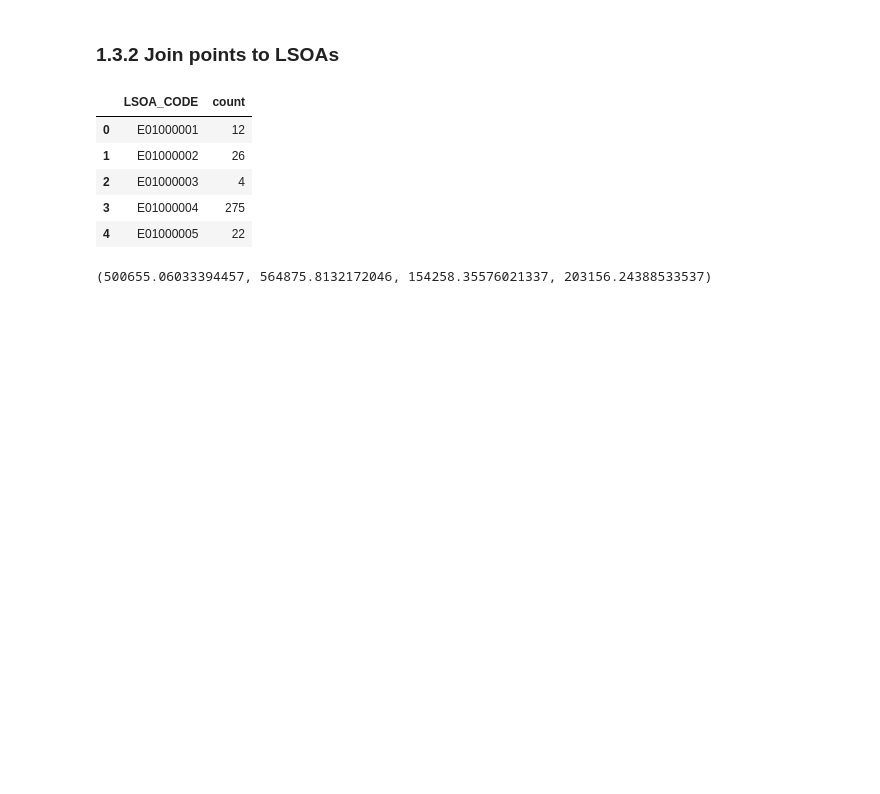
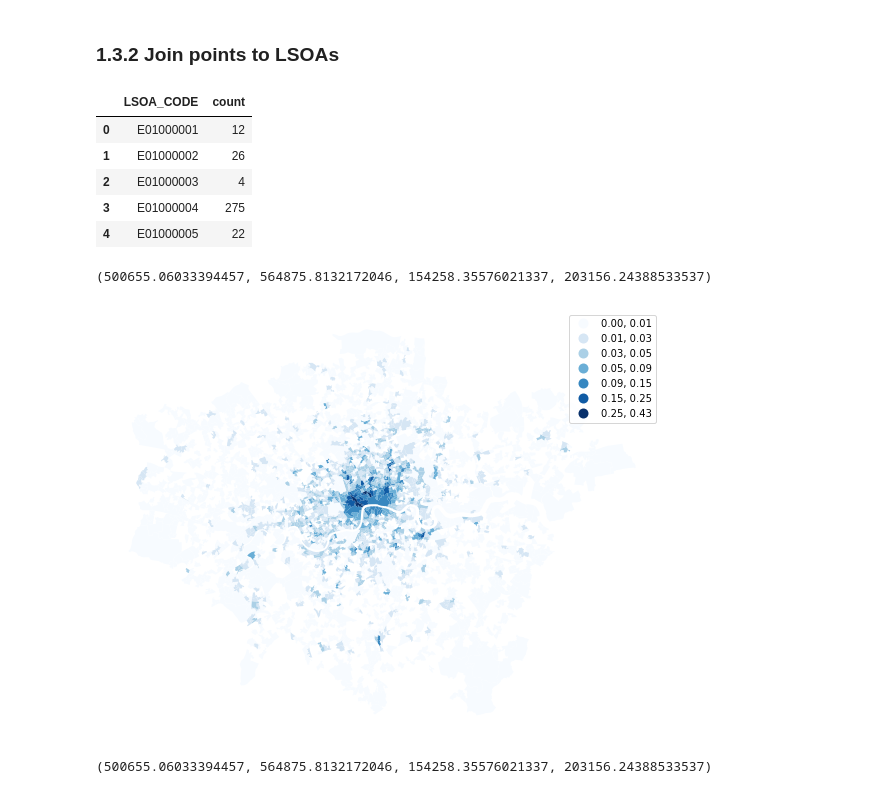
Before and after one commit to ZacharyP-E/are-you-gitting-me, a Jupyter notebook: 1.0 Data Wrangling.ipynb, the cells around one changed output. Drawn from its saved outputs; the diff is of its cells as text; code cells hidden in the pictures; blank space fills up the shorter version.

Commit message:
minor tweaks, calculated clt points by area

```diff
--- a/1.0 Data Wrangling.ipynb
+++ b/1.0 Data Wrangling.ipynb
@@ -51,14 +83,17 @@ professinal_count = lsoa_ls.groupby(["LSOA_CODE", "casual"])["count"].sum().rese
 # %%
-host_lsoa = professinal_count.groupby("LSOA_CODE")["count"].sum().reset_index() #Total number of hosts per LSOA
+host_lsoa = professional_count.groupby("LSOA_CODE")["count"].sum().reset_index() #Total number of hosts per LSOA
 # %%
 #Identifying hosts that are professional (more than one listing)
-prop_count = professinal_count[professinal_count["casual"] ==0].rename(columns={"count":"professional_count"}).merge(host_lsoa.rename(columns={"count":"total_count"}), on="LSOA_CODE", how="right")
+prop_count = professional_count[professional_count["casual"] ==0].rename(columns={"count":"professional_count"}).merge(host_lsoa.rename(columns={"count":"total_count"}), on="LSOA_CODE", how="right")
 # %%
 #Calculating the proportion of professional AirBnB hosts to total hosts per LSOA
 prop_count["prop"] = prop_count["professional_count"] / prop_count["total_count"]
 # %%
 #Merging this proportion with the overall spatially referenced LSOA data
 lsoa_prop = lsoa.merge(prop_count, how="left", on="LSOA_CODE")
+# %%
+#Calculate the area of each LSOA in km2
+lsoa_prop['area'] = lsoa_prop.geometry.area/1000
 # %%
 #An inital map identifying rates of professionalisation of AirBnB across London
 fig, ax = plt.subplots(1, figsize=(10,10))
@@ -164,7 +198,24 @@ count_by_lsoa.head(5)
 | 4 | E01000005 | 22 |
 # %%
 #Merge sum per LSOA back with the overall spatially referenced LSOA data
-lsoa_clt = lsoa.merge(count_by_lsoa, how="left", on="LSOA_CODE")
+lsoa_clt = lsoa_prop.merge(count_by_lsoa, how="left", on="LSOA_CODE")
+
+#Calculating density of cultural points over LSOA Area
+lsoa_clt['clt_density'] = lsoa_clt['count'] / lsoa_clt['area']
+
+#Calculating cultural venue per person
+#tbd
+# %%
+# Mapping density of cultural venues per LSOA
+fig, ax = plt.subplots(1, figsize=(10,10))
+
+lsoa_clt.plot(column="clt_density", legend=True, ax=ax, k=7, scheme = "fisher_jenks", cmap="Blues"
+              # , missing_kwds= dict(color = "lightgrey", label="No AirBnB's", edgecolor = "red", hatch= "///", linewidth=0.5)
+             )
+plt.axis("off")
+# %% [output]
+(500655.06033394457, 564875.8132172046, 154258.35576021337, 203156.24388533537)
+[figure, added]
 # %%
 #An inital map identifying rates of professionalisation of AirBnB across London
 fig, ax = plt.subplots(1, figsize=(10,10))
```
Also changed, not shown: parts of 5 cells of this notebook.
